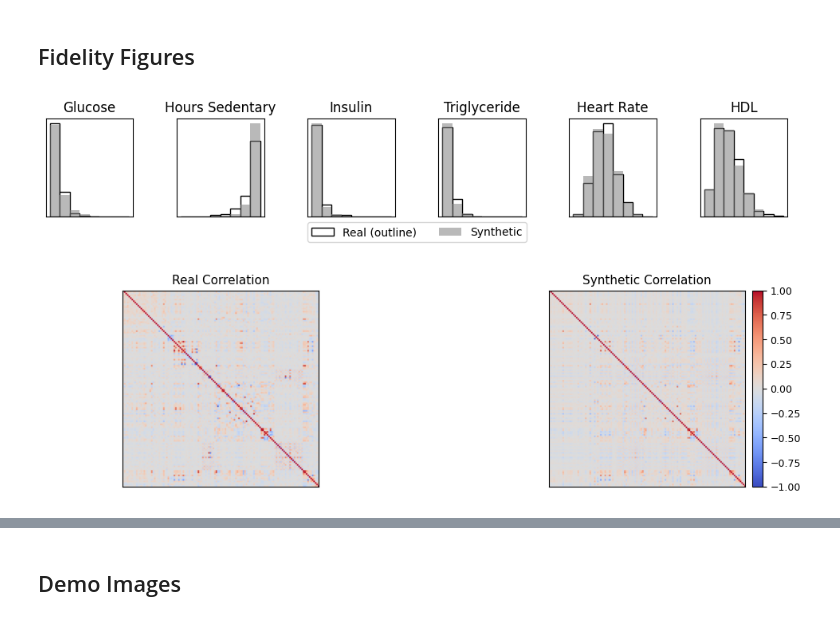
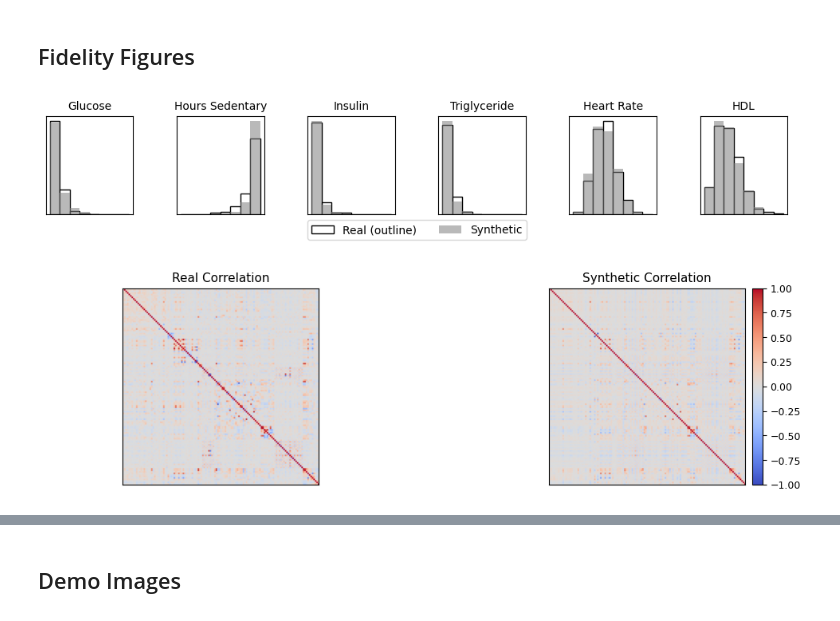
Before and after one commit to nicholas-j-jackson/ai_readi_synth, a Jupyter notebook: Analysis/figures.ipynb, the cells around one changed output, grey strips where cells are left out. Saved outputs shown, nothing was run; the diff lists cells and outputs as text; code cells hidden in the pictures.

Commit message:
Added figure generation to notebooks

```diff
--- a/Analysis/figures.ipynb
+++ b/Analysis/figures.ipynb
@@ -221,7 +418,7 @@ def make_histogram(real, synth, ax, col, color, title):
     #ax.text(0.35, 0.6, f'AWD = {ad2d:.2f}', transform=ax.transAxes, fontsize=13)
     ax.set_xticks([])
     ax.set_yticks([])
-    ax.set_title(title)
+    ax.set_title(title, fontsize=10)
     return
 
 import seaborn as sns
@@ -274,31 +471,33 @@ real_corr = real[cols].corr()
 syn_corr  = synth[cols].corr().fillna(0)
 diff_corr = np.log(syn_corr / real_corr)
 
 n = real_corr.shape[1]
 
 
 #for ax, corr, title in zip(axes, (real_corr, syn_corr, diff_corr), ("Real correlation", "Synthetic correlation", 'Log Ratio')):
 #    im = plot_mat(corr, title)
 
 
 gs = axs[1, 5].get_gridspec()
 for ax in axs[1, 0:3]:
     ax.remove()
 axbig = fig.add_subplot(gs[1, 0:3])
 im = plot_mat(real_corr, 'Real Correlation', axbig)
 
 
 
 
 gs = axs[1, 5].get_gridspec()
 # remove the underlying Axes
 for ax in axs[1, -3:]:
     ax.remove()
 axbig = fig.add_subplot(gs[1, -3:])
 im = plot_mat(syn_corr, 'Synthetic Correlation', axbig)
 fig.colorbar(im, ax=axbig, orientation="vertical", fraction=0.1, pad=0.02).ax.tick_params(labelsize=9)
 
 
 fig.subplots_adjust(hspace=0.5, wspace=0.5) # Adjust vertical and horizontal space
+
+fig.savefig('figure4.png', dpi=300, bbox_inches='tight')
 # %% [output]
-[figure, old version]
+[figure, new version]
```
Also changed, not shown: parts of 10 cells of this notebook, 3 other files.
